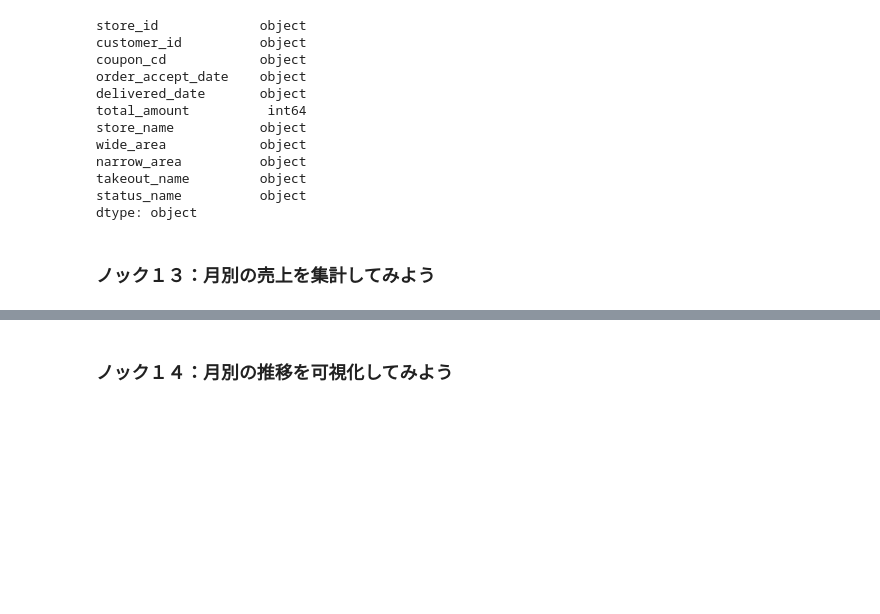
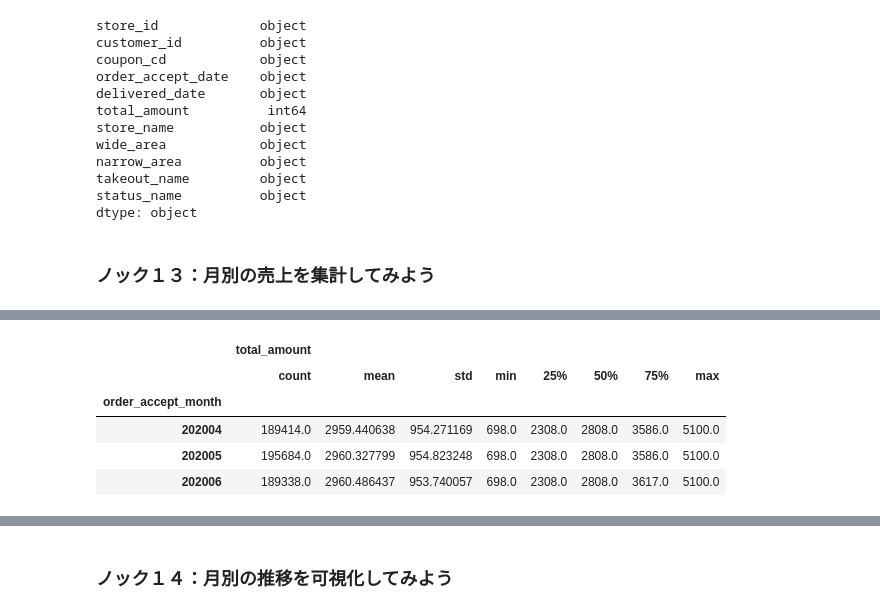
Before and after one commit to GitHiru/ml_academic, a Jupyter notebook: various/offline/books/MLSys_100Knocks/main_chapter/chapter02/study_visualization.ipynb, the cells around one changed output, grey strips where cells are left out. Drawn from its saved outputs; the diff is of its cells as text; code cells hidden in the pictures; blank space fills up the shorter version.

```diff
--- a/various/offline/books/MLSys_100Knocks/main_chapter/chapter02/study_visualization.ipynb
+++ b/various/offline/books/MLSys_100Knocks/main_chapter/chapter02/study_visualization.ipynb
@@ -154,0 +213,11 @@ dtype: object
+# %%
+# 月別で総額統計量をみる
+month_data = analyze_data.groupby("order_accept_month")
+month_data.describe()
+# %% [output]
+|  | total_amount |  |  |  |  |  |  |  |
+|  | count | mean | std | min | 25% | 50% | 75% | max |
+| order_accept_month |  |  |  |  |  |  |  |  |
+| 202004 | 189414.0 | 2959.440638 | 954.271169 | 698.0 | 2308.0 | 2808.0 | 3586.0 | 5100.0 |
+| 202005 | 195684.0 | 2960.327799 | 954.823248 | 698.0 | 2308.0 | 2808.0 | 3586.0 | 5100.0 |
+| 202006 | 189338.0 | 2960.486437 | 953.740057 | 698.0 | 2308.0 | 2808.0 | 3617.0 | 5100.0 |
```
Also changed, not shown: parts of 6 cells of this notebook.
